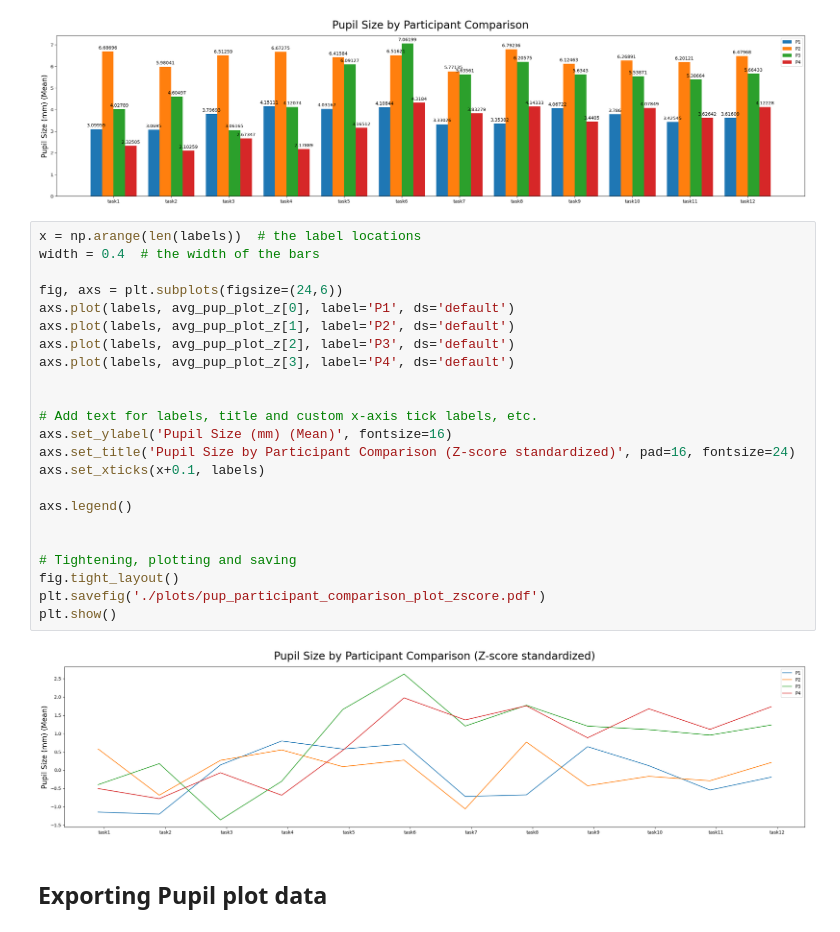
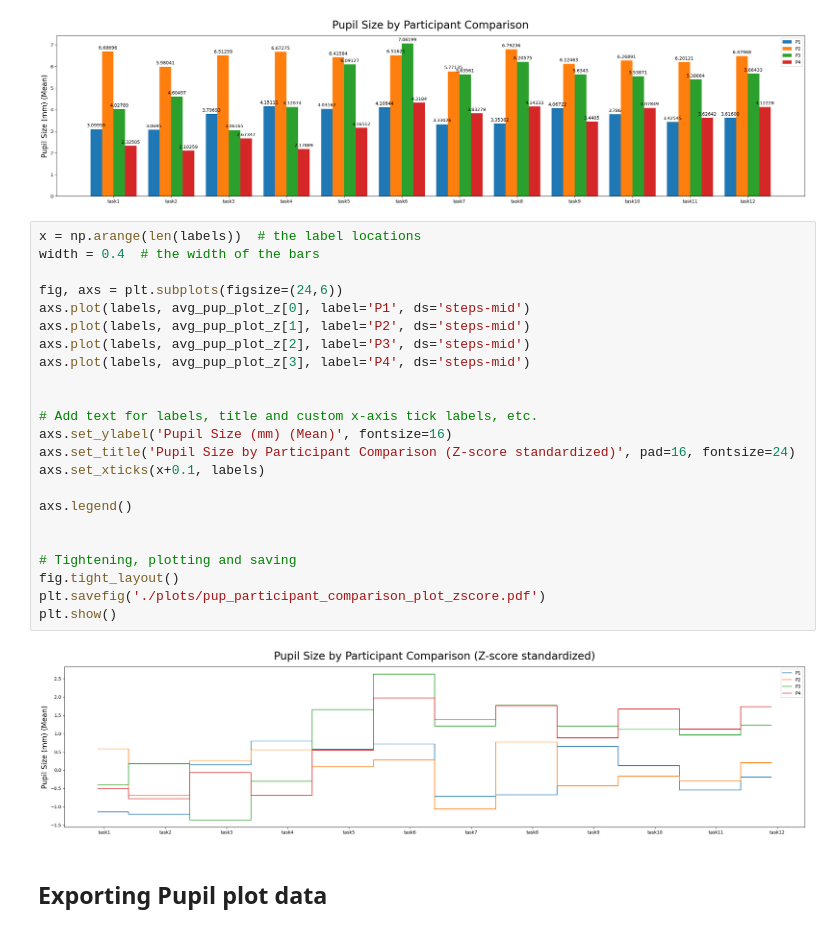
Before and after one commit to wnetzel/Pilot-Study, a Jupyter notebook: Notebooks/Pupils.ipynb, the cells around one changed output. Cells and saved outputs as stored; diff of their text form.

```diff
--- a/Notebooks/Pupils.ipynb
+++ b/Notebooks/Pupils.ipynb
@@ -428,31 +428,31 @@ plt.savefig('./plots/pup_participant_comparison_bar.pdf')
 plt.show()
 # %% [output]
 [figure]
-# %%
-x = np.arange(len(labels))  # the label locations
-width = 0.4  # the width of the bars
-
-fig, axs = plt.subplots(figsize=(24,6))
-axs.plot(labels, avg_pup_plot_z[0], label='P1', ds='default')
-axs.plot(labels, avg_pup_plot_z[1], label='P2', ds='default')
-axs.plot(labels, avg_pup_plot_z[2], label='P3', ds='default')
-axs.plot(labels, avg_pup_plot_z[3], label='P4', ds='default')
-
-
-# Add text for labels, title and custom x-axis tick labels, etc.
-axs.set_ylabel('Pupil Size (mm) (Mean)', fontsize=16)
-axs.set_title('Pupil Size by Participant Comparison (Z-score standardized)', pad=16, fontsize=24)
-axs.set_xticks(x+0.1, labels)
-
-axs.legend()
-
-
-# Tightening, plotting and saving
-fig.tight_layout()
-plt.savefig('./plots/pup_participant_comparison_plot_zscore.pdf')
-plt.show()
-# %% [output]
-[figure, removed]
+# %%
+x = np.arange(len(labels))  # the label locations
+width = 0.4  # the width of the bars
+
+fig, axs = plt.subplots(figsize=(24,6))
+axs.plot(labels, avg_pup_plot_z[0], label='P1', ds='steps-mid')
+axs.plot(labels, avg_pup_plot_z[1], label='P2', ds='steps-mid')
+axs.plot(labels, avg_pup_plot_z[2], label='P3', ds='steps-mid')
+axs.plot(labels, avg_pup_plot_z[3], label='P4', ds='steps-mid')
+
+
+# Add text for labels, title and custom x-axis tick labels, etc.
+axs.set_ylabel('Pupil Size (mm) (Mean)', fontsize=16)
+axs.set_title('Pupil Size by Participant Comparison (Z-score standardized)', pad=16, fontsize=24)
+axs.set_xticks(x+0.1, labels)
+
+axs.legend()
+
+
+# Tightening, plotting and saving
+fig.tight_layout()
+plt.savefig('./plots/pup_participant_comparison_plot_zscore.pdf')
+plt.show()
+# %% [output]
+[figure, added]
 # %% [markdown]
 ## Exporting Pupil plot data
 # %%
```
Also changed, not shown: parts of 18 cells of this notebook, 34 other files.
